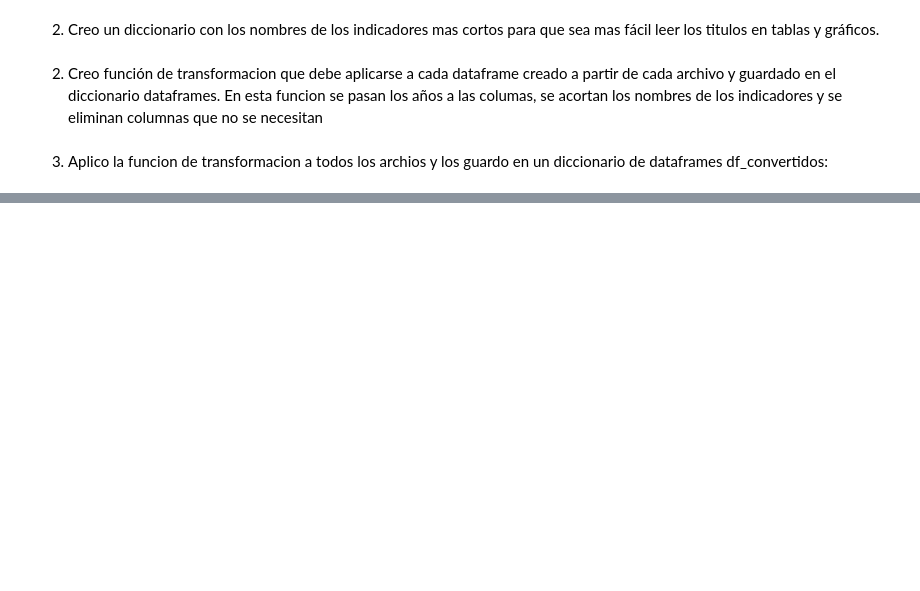
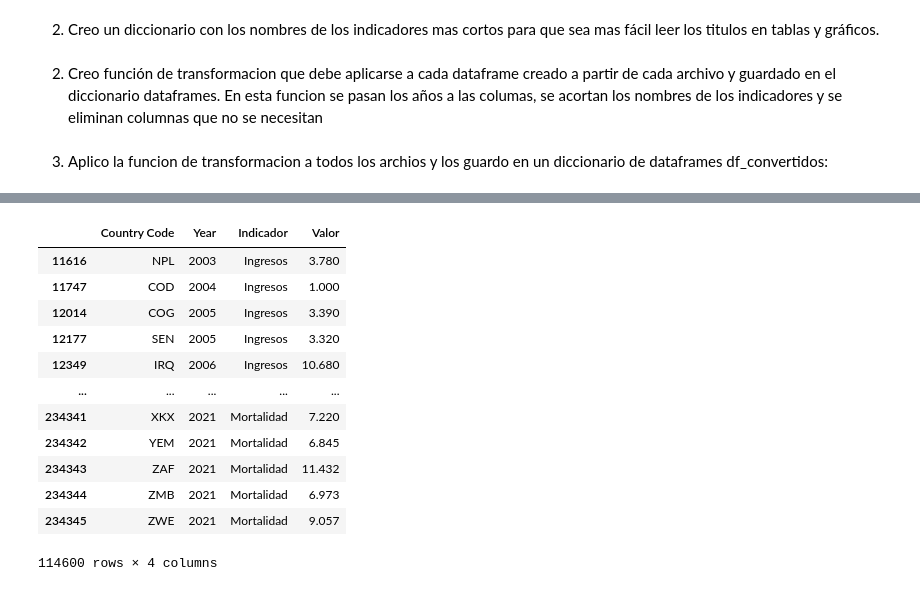
Before and after one commit to DATASCIENTISTSHENRY/PF_DataScience_Migraciones, a Jupyter notebook: ETL_ARCHIVOS_BANCO_MUNDIAL/ETL_BANCO_MUNDIAL.ipynb, the cells around one changed output, grey strips where cells are left out. Drawn from its saved outputs; the diff is of its cells as text; code cells hidden in the pictures; blank space fills up the shorter version.

Commit message:
agrego modificaciones de cambio de estructura a archivos ETL que usa Rodri

```diff
--- a/ETL_ARCHIVOS_BANCO_MUNDIAL/ETL_BANCO_MUNDIAL.ipynb
+++ b/ETL_ARCHIVOS_BANCO_MUNDIAL/ETL_BANCO_MUNDIAL.ipynb
@@ -92,0 +129,20 @@ df_convertidos['i_crecimiento_PBI_capita']
+# %%
+merged_df_modelo_melted = pd.melt(merged_df_modelo, id_vars=['Country Code','Year'],
+value_vars=['Ingresos','Electricidad','Contaminación','Crecimiento PBI','Crecimiento PBI per cápita','Desempleo Hombre','Desempleo mujeres','Gasto PBI','Importaciones','Migracion neta','Desempleados con educación avanzada','Tasa de cambio','Pobreza','Mortalidad'],
+var_name='Indicador', value_name='Valor')
+# %%
+merged_df_modelo_melted[merged_df_modelo_melted['Valor'].notna()]
+# %% [output]
+|  | Country Code | Year | Indicador | Valor |
+| 11616 | NPL | 2003 | Ingresos | 3.780 |
+| 11747 | COD | 2004 | Ingresos | 1.000 |
+| 12014 | COG | 2005 | Ingresos | 3.390 |
+| 12177 | SEN | 2005 | Ingresos | 3.320 |
+| 12349 | IRQ | 2006 | Ingresos | 10.680 |
+| ... | ... | ... | ... | ... |
+| 234341 | XKX | 2021 | Mortalidad | 7.220 |
+| 234342 | YEM | 2021 | Mortalidad | 6.845 |
+| 234343 | ZAF | 2021 | Mortalidad | 11.432 |
+| 234344 | ZMB | 2021 | Mortalidad | 6.973 |
+| 234345 | ZWE | 2021 | Mortalidad | 9.057 |
+114600 rows × 4 columns
```
Also changed, not shown: parts of 9 cells of this notebook, 2 other files.
